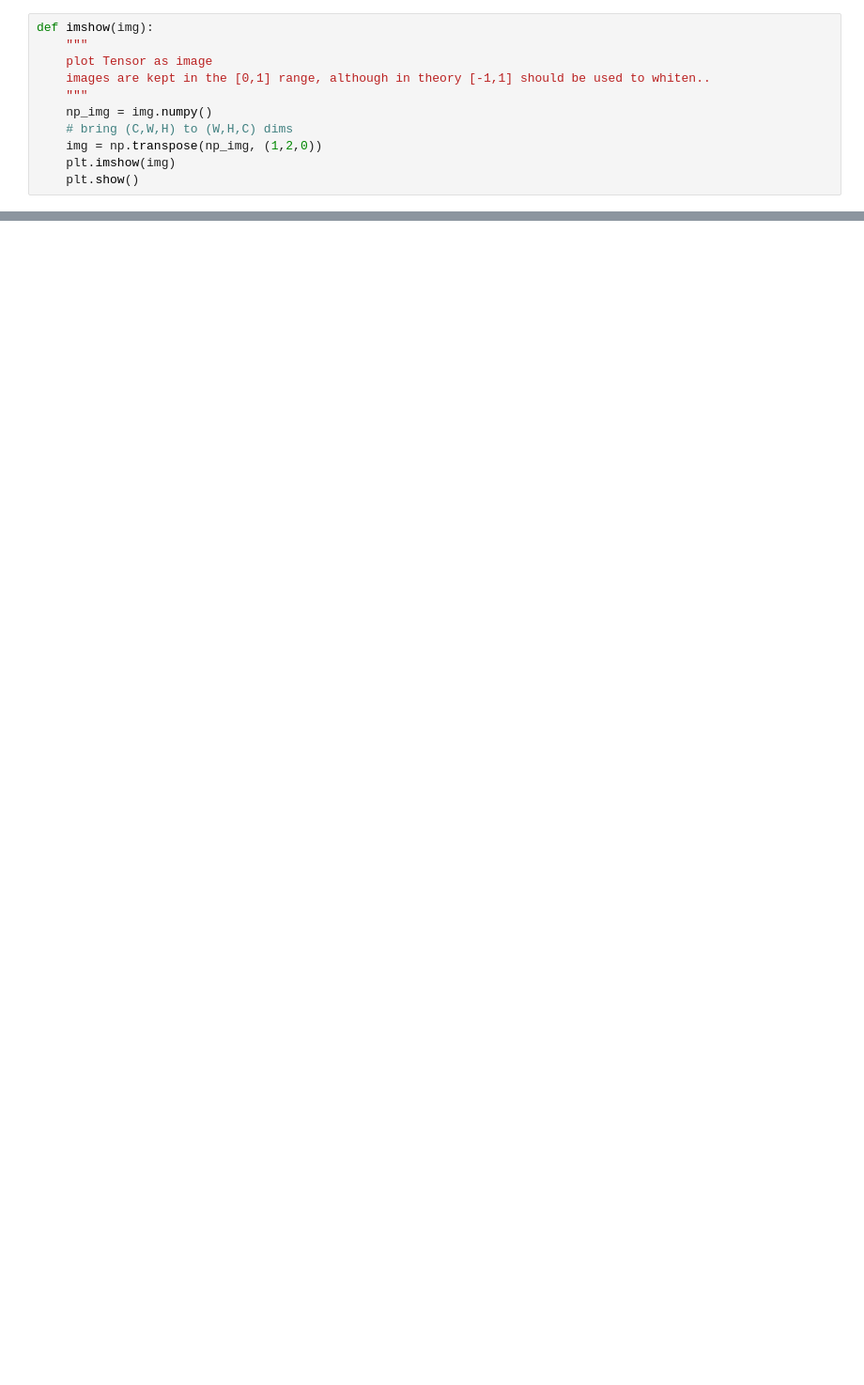
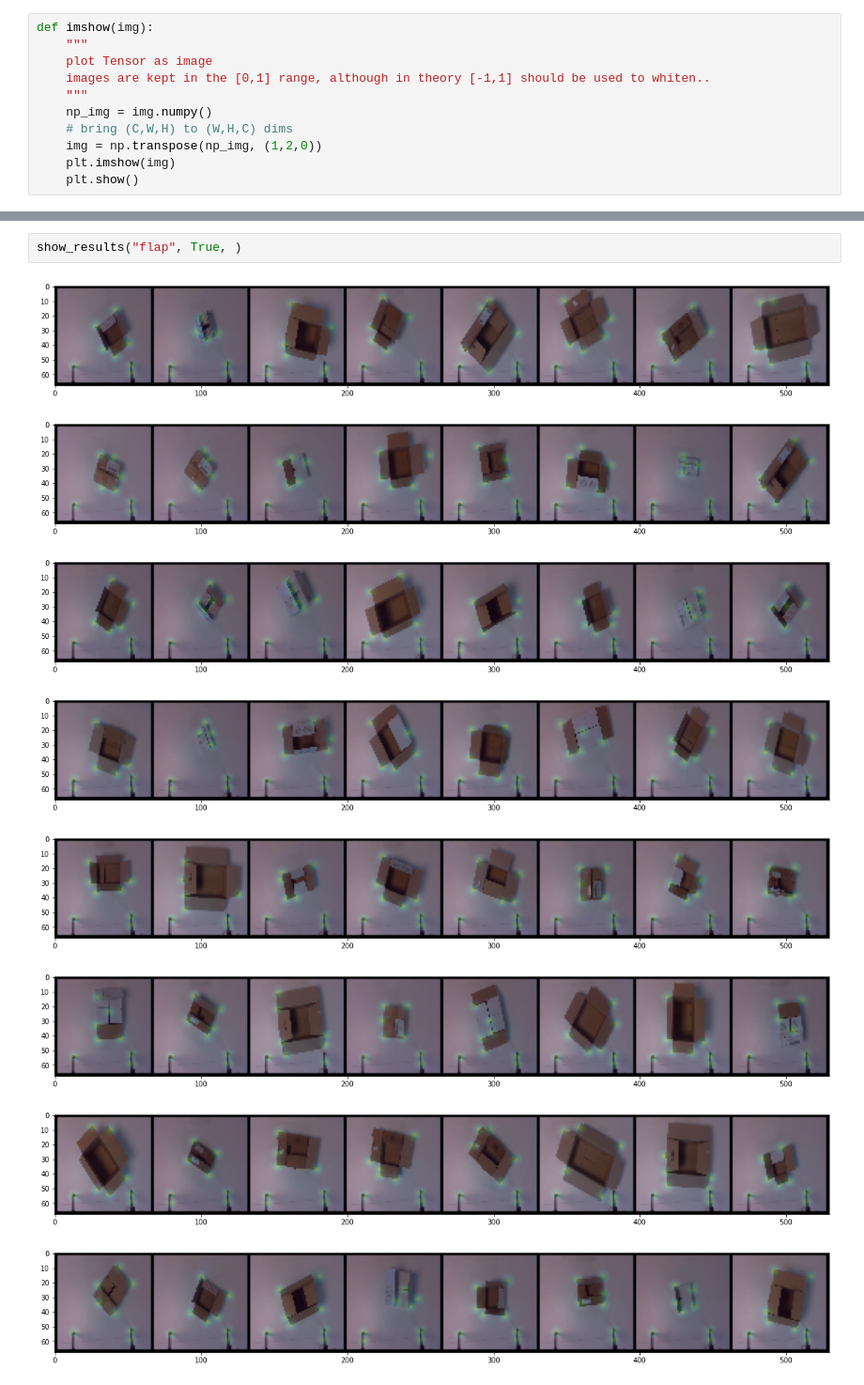
Before and after one commit to tlpss/box-manipulation, a Jupyter notebook: keypoint_detection/notebooks/keypoints_model_artifact.ipynb, the cells around one changed output, grey strips where cells are left out. Shown at 94% size. Cells and saved outputs as stored; diff of their text form; blank space fills up the shorter version.

```diff
--- a/keypoint_detection/notebooks/keypoints_model_artifact.ipynb
+++ b/keypoint_detection/notebooks/keypoints_model_artifact.ipynb
@@ -72,0 +127,11 @@ torch.Size([1, 2, 480, 640])
+# %%
+show_results("flap", True, )
+# %% [output]
+[figure, added]
+[figure, added]
+[figure, added]
+[figure, added]
+[figure, added]
+[figure, added]
+[figure, added]
+[figure, added]
```
Also changed, not shown: parts of 10 cells of this notebook, 1 other file.
